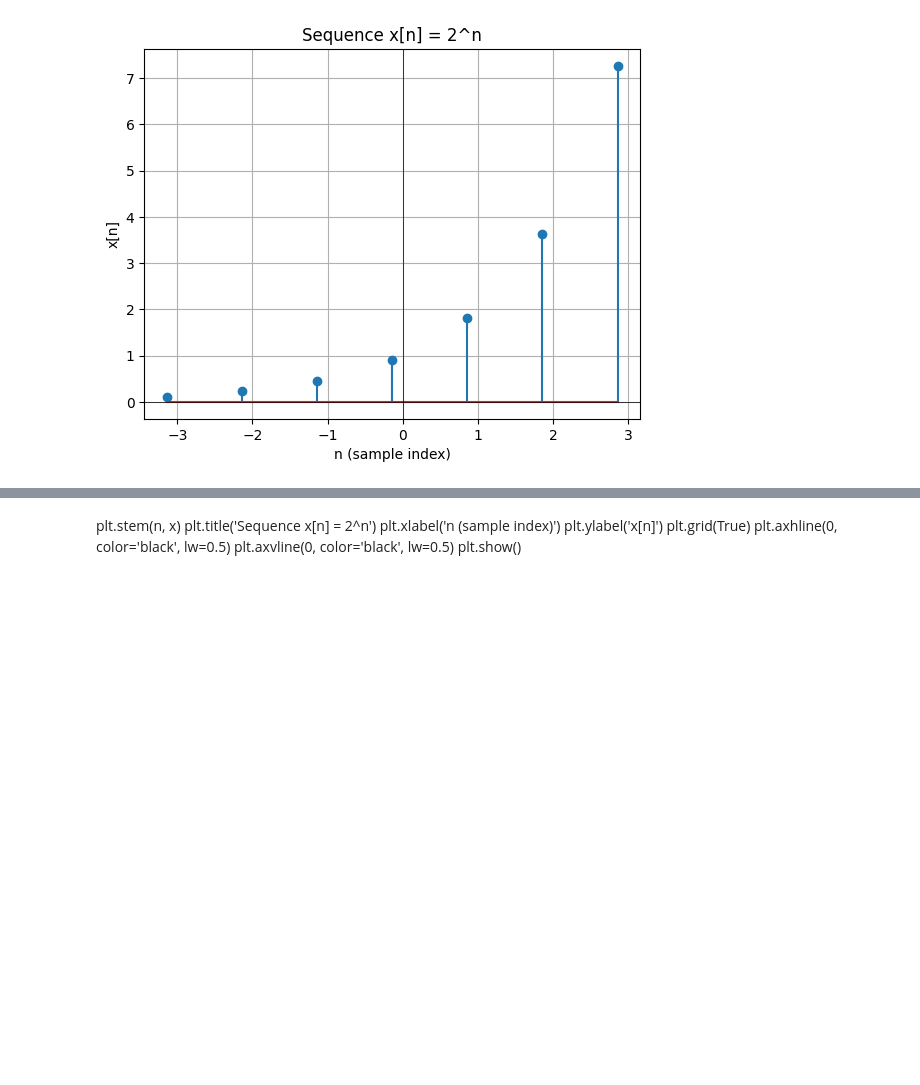
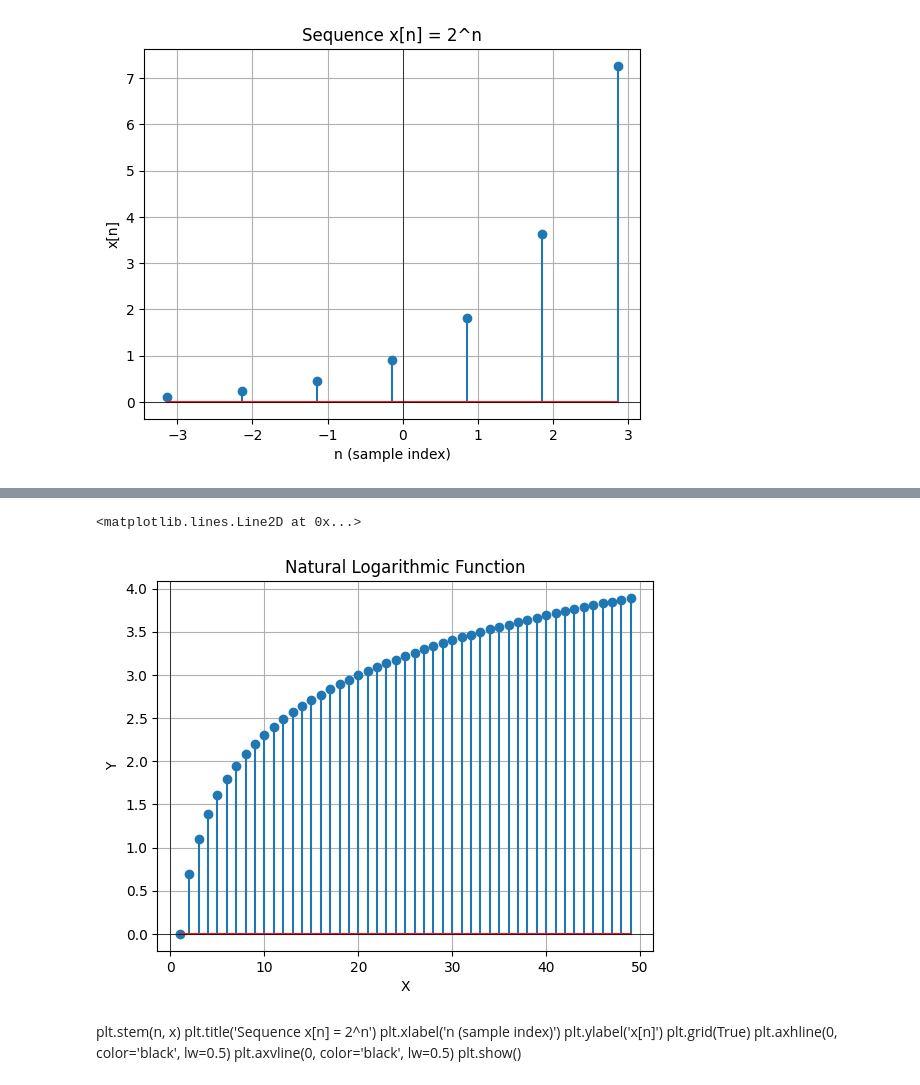
Before and after one commit to oscarbryan-magtibay/dspCPE4A2526, a Jupyter notebook: dspPython/activity.ipynb, the cells around one changed output, grey strips where cells are left out. Drawn from its saved outputs; the diff is of its cells as text; code cells hidden in the pictures; blank space fills up the shorter version.

```diff
--- a/dspPython/activity.ipynb
+++ b/dspPython/activity.ipynb
@@ -24,3 +38,17 @@ plt.show()
+# %%
+n = np.arange(1, 50, 1)
+x = np.log(n)
+
+plt.stem(n, x)
+plt.title('Natural Logarithmic Function')
+plt.ylabel('Y')
+plt.xlabel('X')
+plt.grid(True)
+plt.axhline(0, color='black', lw=0.5)
+plt.axvline(0, color='black', lw=0.5)
+# %% [output]
+<matplotlib.lines.Line2D at 0x...>
+[figure, added]
 # %% [markdown]
 plt.stem(n, x)
 plt.title('Sequence x[n] = 2^n')
```
Also changed, not shown: parts of 1 cell of this notebook.
